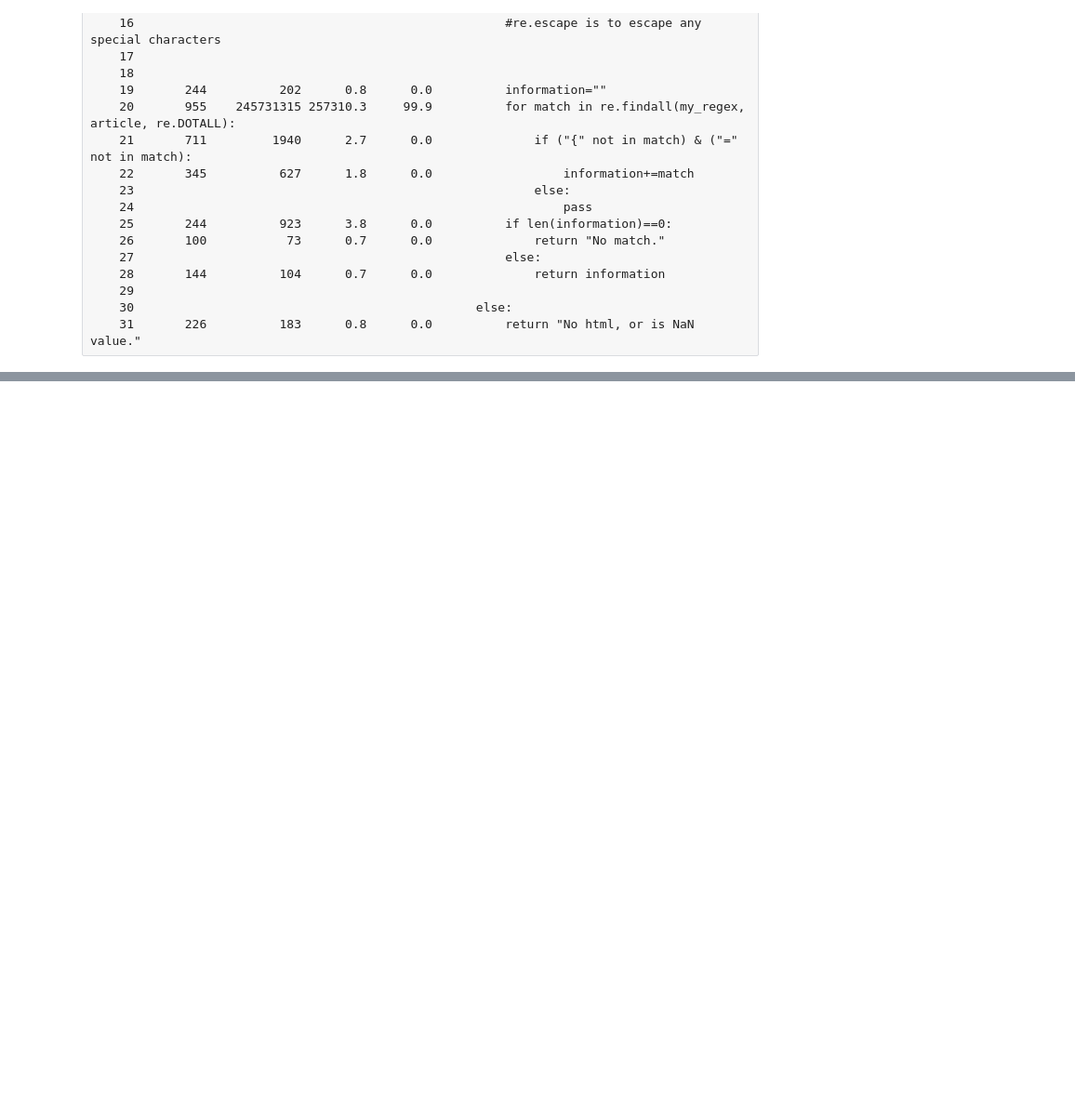
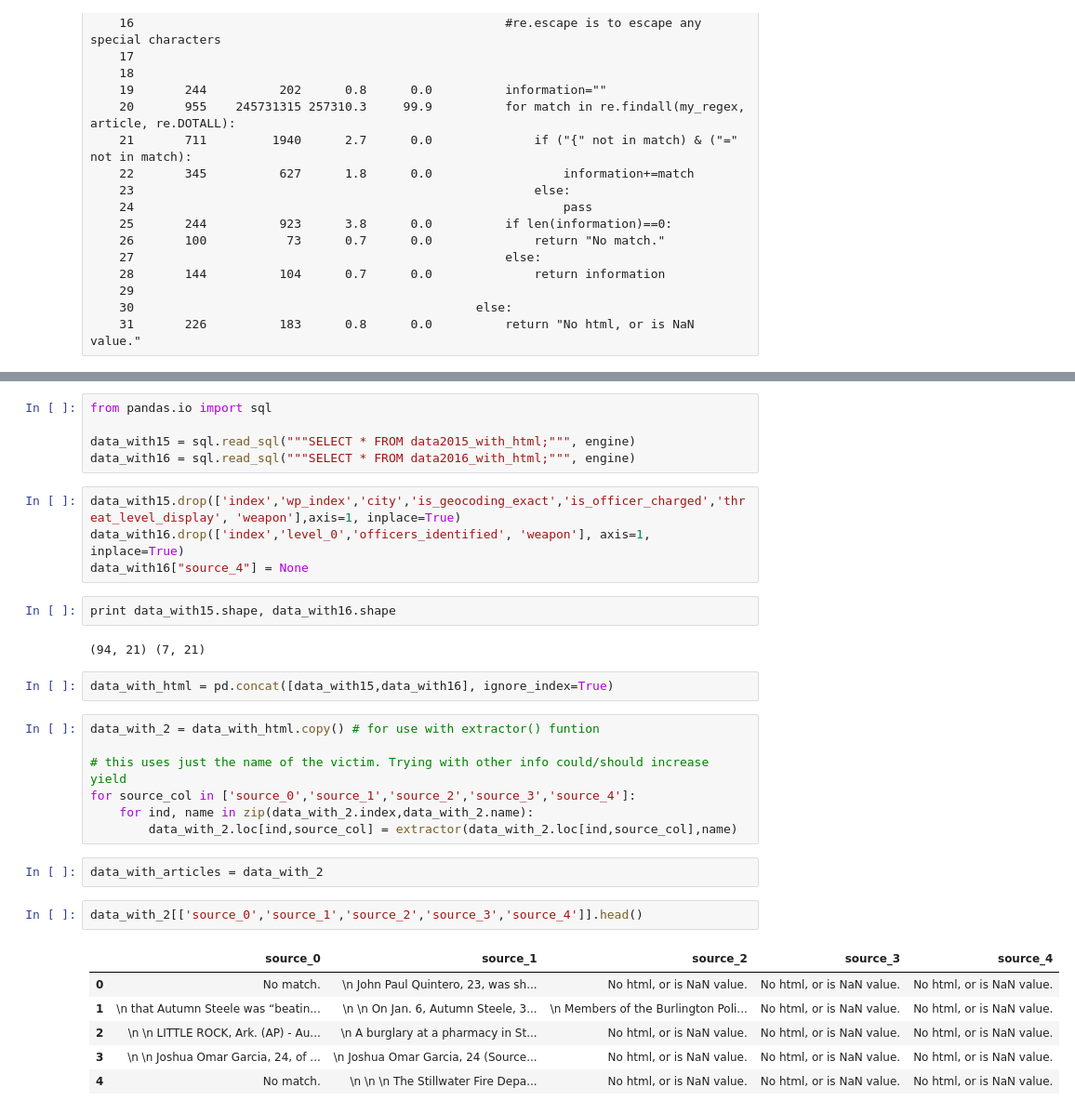
Before and after one commit to wallygauze/data-police-shootings, a Jupyter notebook: Wally_Gauze_Project/FlaskApp/prototype_wip.ipynb, the cells around one changed output, grey strips where cells are left out. Shown at 93% size. Saved outputs shown, nothing was run; the diff lists cells and outputs as text; blank space fills up the shorter version.

```diff
--- a/Wally_Gauze_Project/FlaskApp/prototype_wip.ipynb
+++ b/Wally_Gauze_Project/FlaskApp/prototype_wip.ipynb
@@ -230,0 +233,33 @@ Line #      Hits         Time  Per Hit   % Time  Line Contents
+# %%
+from pandas.io import sql
+
+data_with15 = sql.read_sql("""SELECT * FROM data2015_with_html;""", engine)
+data_with16 = sql.read_sql("""SELECT * FROM data2016_with_html;""", engine)
+# %%
+data_with15.drop(['index','wp_index','city','is_geocoding_exact','is_officer_charged','threat_level_display', 'weapon'],axis=1, inplace=True)
+data_with16.drop(['index','level_0','officers_identified', 'weapon'], axis=1, inplace=True)
+data_with16["source_4"] = None
+# %%
+print data_with15.shape, data_with16.shape
+# %% [output]
+(94, 21) (7, 21)
+# %%
+data_with_html = pd.concat([data_with15,data_with16], ignore_index=True)
+# %%
+data_with_2 = data_with_html.copy() # for use with extractor() funtion
+
+# this uses just the name of the victim. Trying with other info could/should increase yield
+for source_col in ['source_0','source_1','source_2','source_3','source_4']:
+    for ind, name in zip(data_with_2.index,data_with_2.name):
+        data_with_2.loc[ind,source_col] = extractor(data_with_2.loc[ind,source_col],name)
+# %%
+data_with_articles = data_with_2
+# %%
+data_with_2[['source_0','source_1','source_2','source_3','source_4']].head()
+# %% [output]
+|  | source_0 | source_1 | source_2 | source_3 | source_4 |
+| 0 | No match. | \n John Paul Quintero, 23, was sh... | No html, or is NaN value. | No html, or is NaN value. | No html, or is NaN value. |
+| 1 | \n that Autumn Steele was “beatin... | \n \n On Jan. 6, Autumn Steele, 3... | \n Members of the Burlington Poli... | No html, or is NaN value. | No html, or is NaN value. |
+| 2 | \n \n LITTLE ROCK, Ark. (AP) - Au... | \n A burglary at a pharmacy in St... | No html, or is NaN value. | No html, or is NaN value. | No html, or is NaN value. |
+| 3 | \n \n Joshua Omar Garcia, 24, of ... | \n Joshua Omar Garcia, 24 (Source... | No html, or is NaN value. | No html, or is NaN value. | No html, or is NaN value. |
+| 4 | No match. | \n \n \n The Stillwater Fire Depa... | No html, or is NaN value. | No html, or is NaN value. | No html, or is NaN value. |
```
Also changed, not shown: parts of 7 cells of this notebook.
